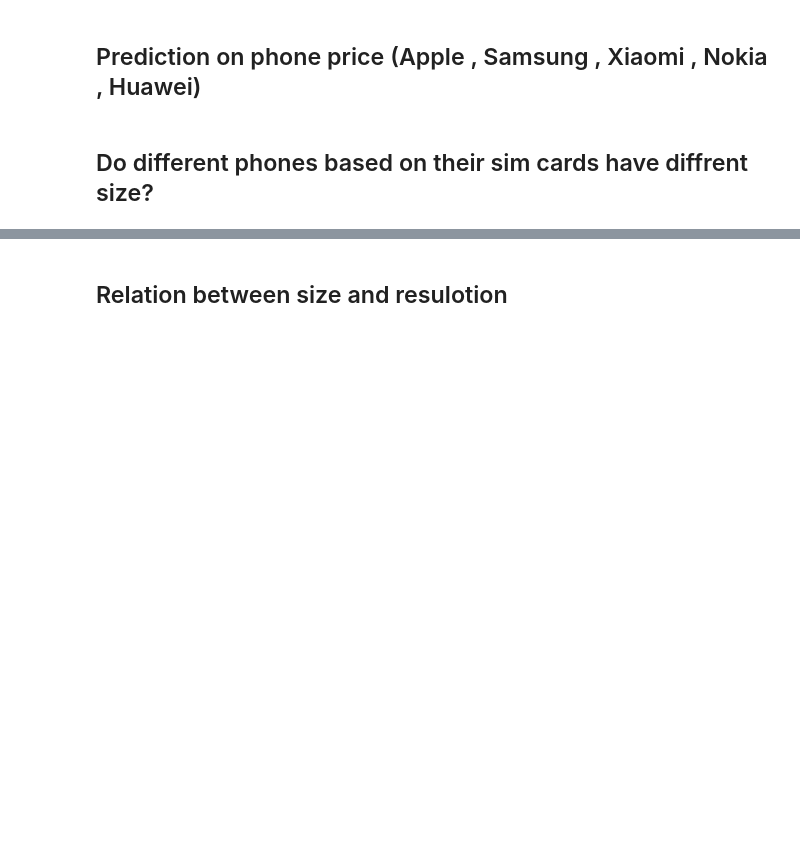
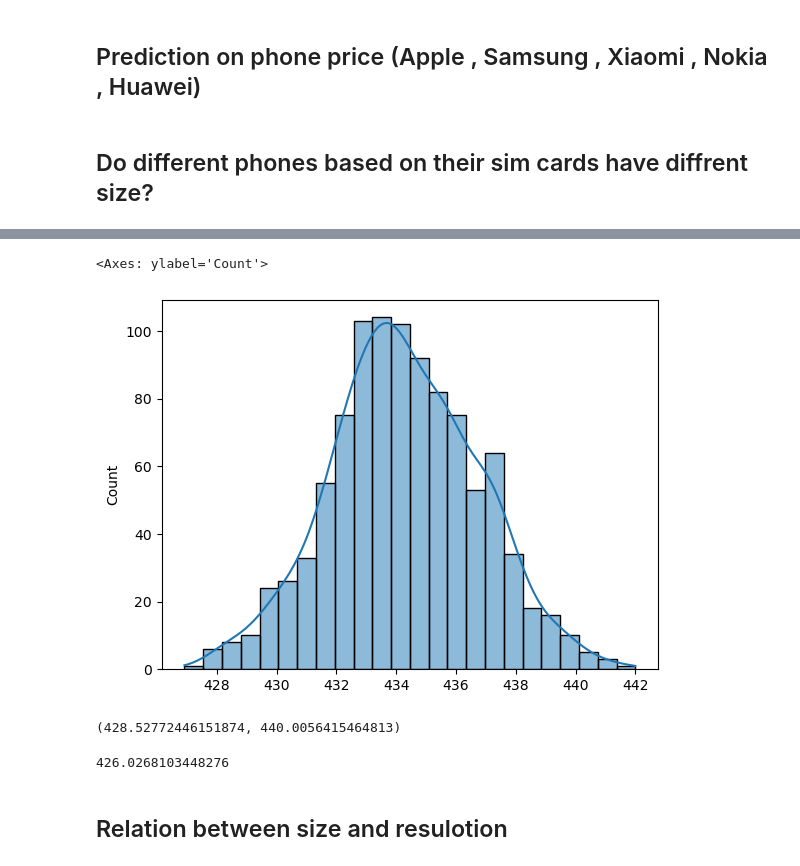
Before and after one commit to sinaaasghari/mobile-land, a Jupyter notebook: statics-analyzing.ipynb, the cells around one changed output, grey strips where cells are left out. Drawn from its saved outputs; the diff is of its cells as text; code cells hidden in the pictures; blank space fills up the shorter version.

```diff
--- a/statics-analyzing.ipynb
+++ b/statics-analyzing.ipynb
@@ -211,3 +237,26 @@ axes[2].scatter(xiaomi_datas['year'] , xiaomi_datas['ppi'])
+# %%
+num_samples = 1000
+sample_size = 20
+samples_mean = []
+np.random.seed(42)
+for _ in range(num_samples):
+    sample = np.random.choice(prices, (num_samples, sample_size),)
+    samples_mean.append(np.mean(sample))
+
+sns.histplot(samples_mean, kde=True)
+# %% [output]
+<Axes: ylabel='Count'>
+[figure, added]
+# %%
+stats.norm.interval(0.98, loc=np.mean(samples_mean), scale=np.std(samples_mean))
+# %% [output]
+(428.52772446151874, 440.0056415464813)
+# %%
+df_allbrands_2023 = df[['price', 'year']]
+df_allbrands_2023 = df_allbrands_2023[df_allbrands_2023['year'] == 2023]
+df_allbrands_2023['price'].mean()
+# %% [output]
+426.0268103448276
 # %% [markdown]
 ## Relation between size and resulotion
 # %% [markdown]
```
Also changed, not shown: parts of 3 cells of this notebook.
